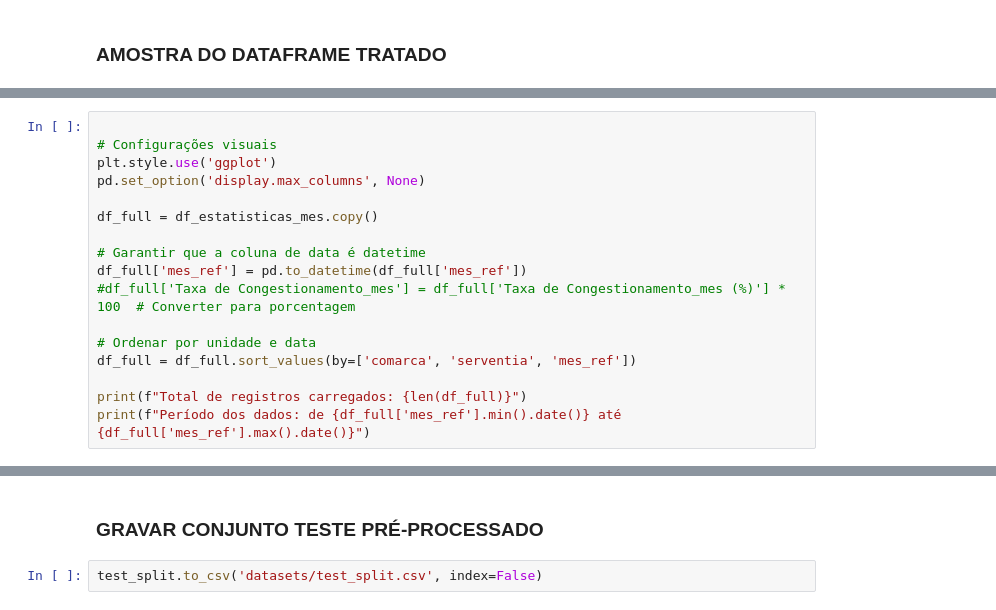
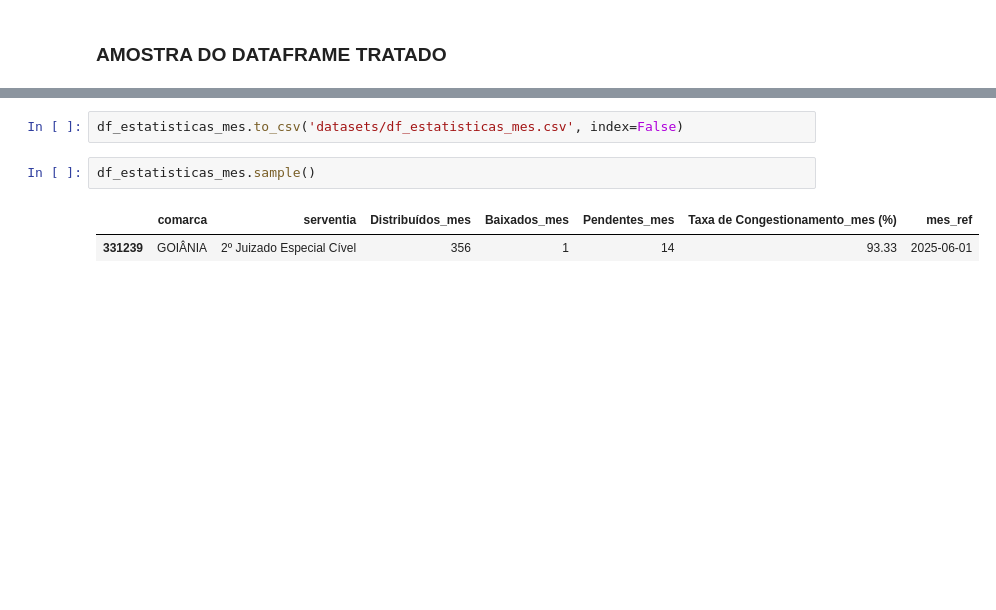
Before and after one commit to laysfreitas/TJGO_AprendizadoDeMaquina, a Jupyter notebook: 3 - Data Preparation.ipynb, the cells around one changed output, grey strips where cells are left out. Cells and saved outputs as stored; diff of their text form; blank space fills up the shorter version.

```diff
--- a/3 - Data Preparation.ipynb
+++ b/3 - Data Preparation.ipynb
@@ -233,17 +252,0 @@ df_estatisticas_mes.head()
-# %%
-
-# Configurações visuais
-plt.style.use('ggplot')
-pd.set_option('display.max_columns', None)
-
-df_full = df_estatisticas_mes.copy()
-
-# Garantir que a coluna de data é datetime
-df_full['mes_ref'] = pd.to_datetime(df_full['mes_ref'])
-#df_full['Taxa de Congestionamento_mes'] = df_full['Taxa de Congestionamento_mes (%)'] * 100  # Converter para porcentagem
-
-# Ordenar por unidade e data
-df_full = df_full.sort_values(by=['comarca', 'serventia', 'mes_ref'])
-
-print(f"Total de registros carregados: {len(df_full)}")
-print(f"Período dos dados: de {df_full['mes_ref'].min().date()} até {df_full['mes_ref'].max().date()}")
@@ -276,4 +253,7 @@ test_split.head()
-# %% [markdown]
-### GRAVAR CONJUNTO TESTE PRÉ-PROCESSADO
-# %%
-test_split.to_csv('datasets/test_split.csv', index=False)
+# %%
+df_estatisticas_mes.to_csv('datasets/df_estatisticas_mes.csv', index=False)
+# %%
+df_estatisticas_mes.sample()
+# %% [output]
+|  | comarca | serventia | Distribuídos_mes | Baixados_mes | Pendentes_mes | Taxa de Congestionamento_mes (%) | mes_ref |
+| 331239 | GOIÂNIA | 2º Juizado Especial Cível | 356 | 1 | 14 | 93.33 | 2025-06-01 |
```
Also changed, not shown: parts of 8 cells of this notebook, 7 other files.
